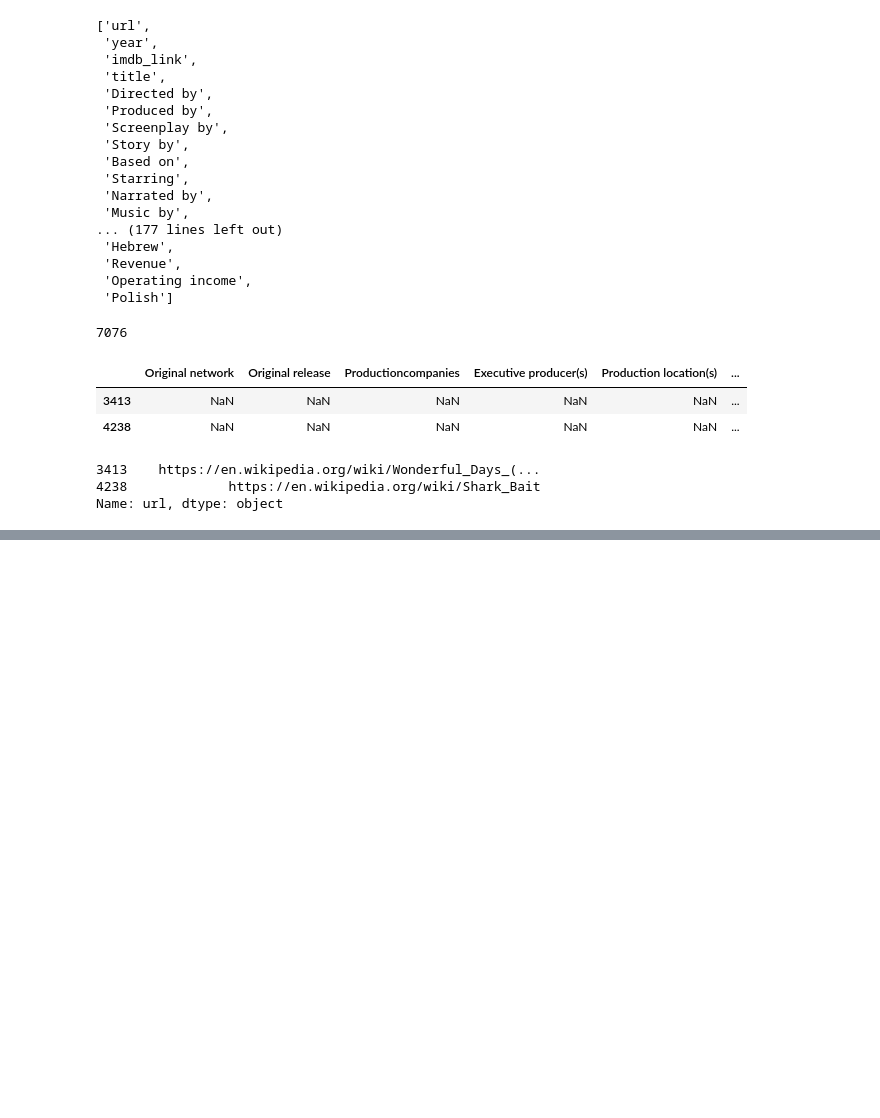
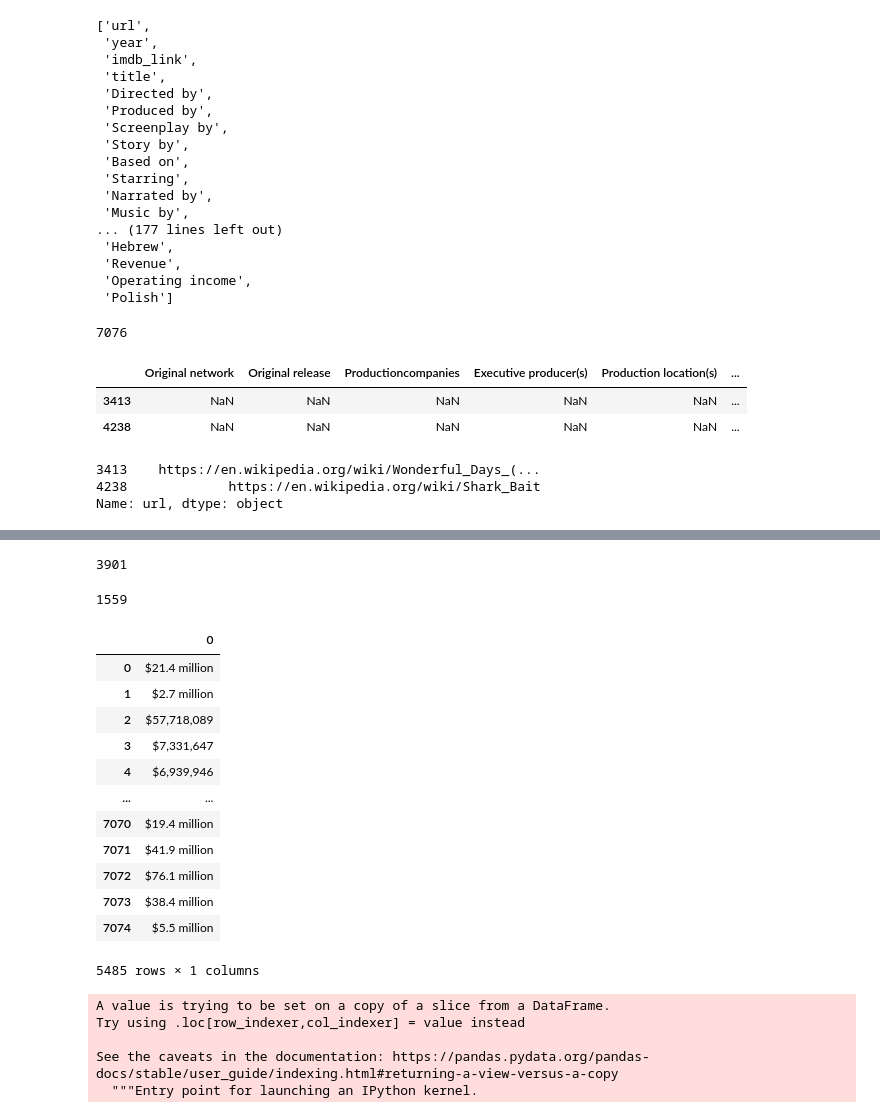
Before and after one commit to jisellejones/Movies-ETL, a Jupyter notebook: Module_work.ipynb, the cells around one changed output, grey strips where cells are left out. Saved outputs shown, nothing was run; the diff lists cells and outputs as text; code cells hidden in the pictures; blank space fills up the shorter version.

Commit message:
cleaning up the box office columns to change to numbers

```diff
--- a/Module_work.ipynb
+++ b/Module_work.ipynb
@@ -178,0 +263,4 @@ sorted(wiki_movies_df.columns.tolist())
+# %%
+#List of columns with null value counts that are less than 90% and hold them as a list
+wiki_columns_to_keep = [column for column in wiki_movies_df.columns if wiki_movies_df[column].isnull().sum() < len(wiki_movies_df) * 0.9]
+wiki_movies_df = wiki_movies_df[wiki_columns_to_keep]
@@ -178,0 +287,2 @@ sorted(wiki_movies_df.columns.tolist())
+# %%
+box_office = wiki_movies_df['Box office'].dropna()
@@ -178,0 +309,4 @@ sorted(wiki_movies_df.columns.tolist())
+# %%
+# Data shows up as a list of data, so we need to join the lists to make a string
+box_office = box_office.apply(lambda x: ' '.join(x) if type(x) == list else x)
+box_office
@@ -178,0 +326,10 @@ sorted(wiki_movies_df.columns.tolist())
+# %%
+form_one = r'\$\s*\d+\.?\d*\s*[mb]illi?on'
+box_office.str.contains(form_one, flags=re.IGNORECASE, na=False).sum()
+# %% [output]
+3901
+# %%
+form_two = r'\$\s*\d{1,3}(?:[,\.]\d{3})+(?!\s[mb]illion)'
+box_office.str.contains(form_two, flags=re.IGNORECASE, na=False).sum()
+# %% [output]
+1559
@@ -178,0 +339,20 @@ sorted(wiki_movies_df.columns.tolist())
+# %%
+box_office[~matches_form_one & ~matches_form_two]
+box_office = box_office.str.replace(r'\$.*[–—-](?![a-z])', '$', regex=True)
+# %%
+# Extract the values
+box_office.str.extract(f'({form_one}|{form_two})')
+# %% [output]
+|  | 0 |
+| 0 | $21.4 million |
+| 1 | $2.7 million |
+| 2 | $57,718,089 |
+| 3 | $7,331,647 |
+| 4 | $6,939,946 |
+| ... | ... |
+| 7070 | $19.4 million |
+| 7071 | $41.9 million |
+| 7072 | $76.1 million |
+| 7073 | $38.4 million |
+| 7074 | $5.5 million |
+5485 rows × 1 columns
@@ -178,0 +404,8 @@ sorted(wiki_movies_df.columns.tolist())
+# %%
+wiki_movies_df['box_office'] = box_office.str.extract(f'({form_one}|{form_two})', flags=re.IGNORECASE)[0].apply(parse_dollars)
+# %% [output]
+A value is trying to be set on a copy of a slice from a DataFrame.
+Try using .loc[row_indexer,col_indexer] = value instead
+
+See the caveats in the documentation: https://pandas.pydata.org/pandas-docs/stable/user_guide/indexing.html#returning-a-view-versus-a-copy
+  """Entry point for launching an IPython kernel.
```
Also changed, not shown: parts of 13 cells of this notebook.
